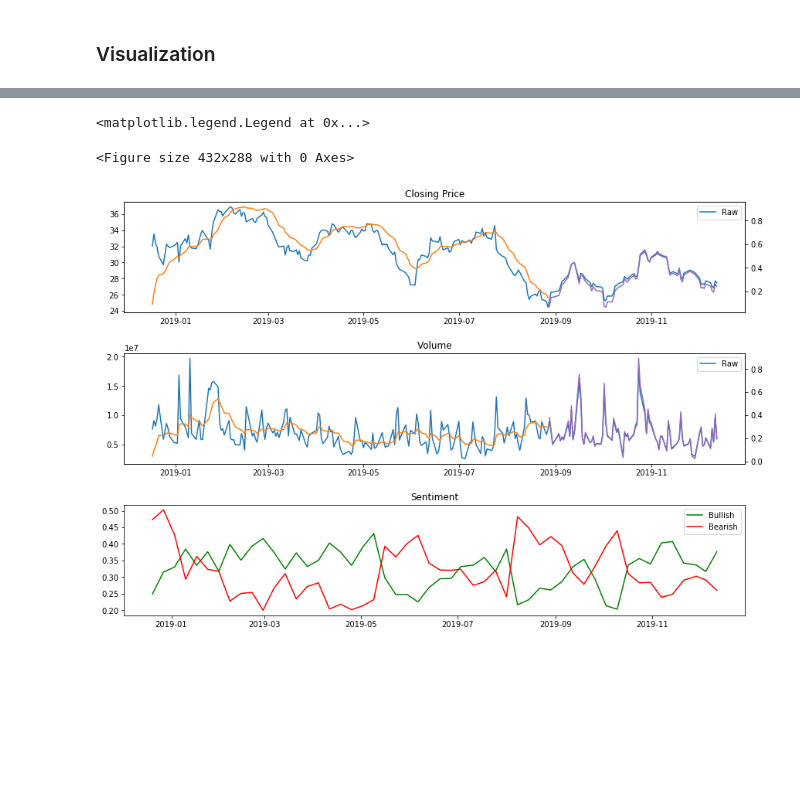
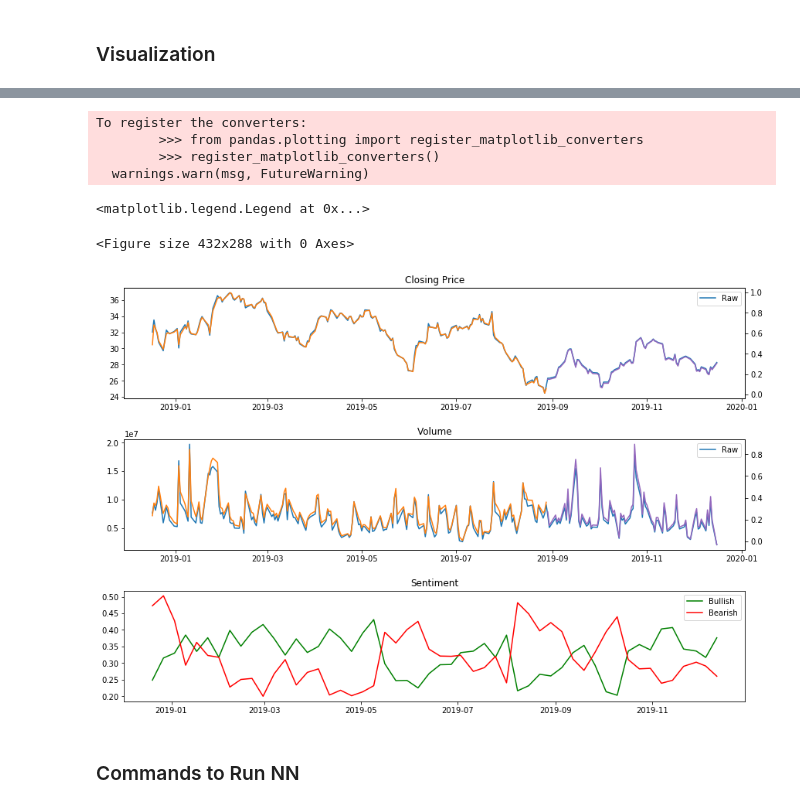
Before and after one commit to jmclark/Trading_Notebooks, a Jupyter notebook: Forecasting_Exp_1.ipynb, the cells around one changed output, grey strips where cells are left out. Drawn from its saved outputs; the diff is of its cells as text; code cells hidden in the pictures; blank space fills up the shorter version.

```diff
--- a/Forecasting_Exp_1.ipynb
+++ b/Forecasting_Exp_1.ipynb
@@ -159,7 +162,7 @@ def update_data(start, end, overwrite_all = 0):
             data_dict['sp500_yahoo'] = pickle.load(f)
     else:
         print('Pulling Yahoo price data from web')
-        data_dict['sp500_yahoo'] = sp500_yahoo(data_dict['sp500_tickers'], start, end)
+        data_dict['sp500_yahoo'] = sp500_yahoo(data_dict['sp500_tickers'].append('^GSPC'), start, end)
 
     # Add sentiment Data
     pickle_sent_path = "sentiment" + date_string + ".pickle"
@@ -556,9 +356,12 @@ sent_df.reset_index(inplace=True,drop=False)
 # %%
 # Before normalization/ smoothing
 
+AAL_open = AAL_df['Open']
 AAL_close = AAL_df['Close']
 AAL_date = AAL_df['Date']
 AAL_vol = AAL_df['Volume']
+AAL_high = AAL_df['High']
+AAL_low = AAL_df['Low']
 
 sent_date = sent_df['Date']
 sent_bull = sent_df['Bullish']
@@ -570,10 +373,14 @@ AAL_close_fold_list, AAL_close_train_list, AAL_close_test_list = splitter(AAL_cl
 AAL_date_fold_list, AAL_date_train_list, AAL_date_test_list = splitter(AAL_date, 0.7, 1)
 AAL_vol_fold_list, AAL_vol_train_list, AAL_vol_test_list = splitter(AAL_vol, 0.7, 1)
 
+AAL_close_fold_list = AAL_close_fold_list[0]
+AAL_date_fold_list = [0]
+AAL_vol_fold_list = [0]
 
 AAL_close_train_list = AAL_close_train_list[0]
 AAL_close_test_list =  AAL_close_test_list[0]
 AAL_date_train_list = AAL_date_train_list[0]
+
 AAL_date_test_list = AAL_date_test_list[0]
 AAL_vol_train_list = AAL_vol_train_list[0]
 AAL_vol_test_list = AAL_vol_test_list[0]
@@ -582,38 +389,44 @@ AAL_vol_test_list = AAL_vol_test_list[0]
 Hyperparameter Definition
 '''
 EMA = 0.0
-gamma = 0.15
+gamma = 0.8
 ''''''
 
 AAL_close_train_sm, AAL_close_test_sm = smoother_scaler(AAL_close_train_list, AAL_close_test_list, EMA, gamma)
 AAL_vol_train_sm, AAL_vol_test_sm = smoother_scaler(AAL_vol_train_list, AAL_vol_test_list, EMA, gamma)
 
 plt.figure(1)
 fig, axs = plt.subplots(3, 1, figsize=(12,8))
 
 axs[0].plot(AAL_date, AAL_close, label = "Raw", c = 'tab:blue')
 axs01 = axs[0].twinx()
 axs01.plot(AAL_date_train_list, AAL_close_train_sm, label = "Smoothed", c = 'tab:orange')
 axs01.plot(AAL_date_test_list, AAL_close_test_sm, label = "Smoothed", c = 'tab:purple')
 
 axs[1].plot(AAL_date, AAL_vol, label = "Raw", c = 'tab:blue')
 axs11 = axs[1].twinx()
 axs11.plot(AAL_date_train_list, AAL_vol_train_sm, label = "Smoothed", c = 'tab:orange')
 axs11.plot(AAL_date_test_list, AAL_vol_test_sm, label = "Smoothed", c = 'tab:purple')
 
 axs[2].plot(sent_date, sent_bull, label = "Bullish", color='g')
 axs[2].plot(sent_date, sent_bear, label = "Bearish", color='r')
 
 axs[0].set_title("Closing Price")
 axs[1].set_title("Volume")
 axs[2].set_title("Sentiment")
 
 plt.tight_layout(pad=0.4, w_pad=0.5, h_pad=2.0)
 
 axs[0].legend()
 axs[1].legend()
 axs[2].legend()
 # %% [output]
-<matplotlib.legend.Legend at 0x...>
+To register the converters:
+        >>> from pandas.plotting import register_matplotlib_converters
+        >>> register_matplotlib_converters()
+  warnings.warn(msg, FutureWarning)
-<Figure size 432x288 with 0 Axes>
+<matplotlib.legend.Legend at 0x...>
+<Figure size 432x288 with 0 Axes>
-[figure, old version]
+[figure, new version]
+# %% [markdown]
+### Commands to Run NN
```
Also changed, not shown: parts of 8 cells of this notebook.
